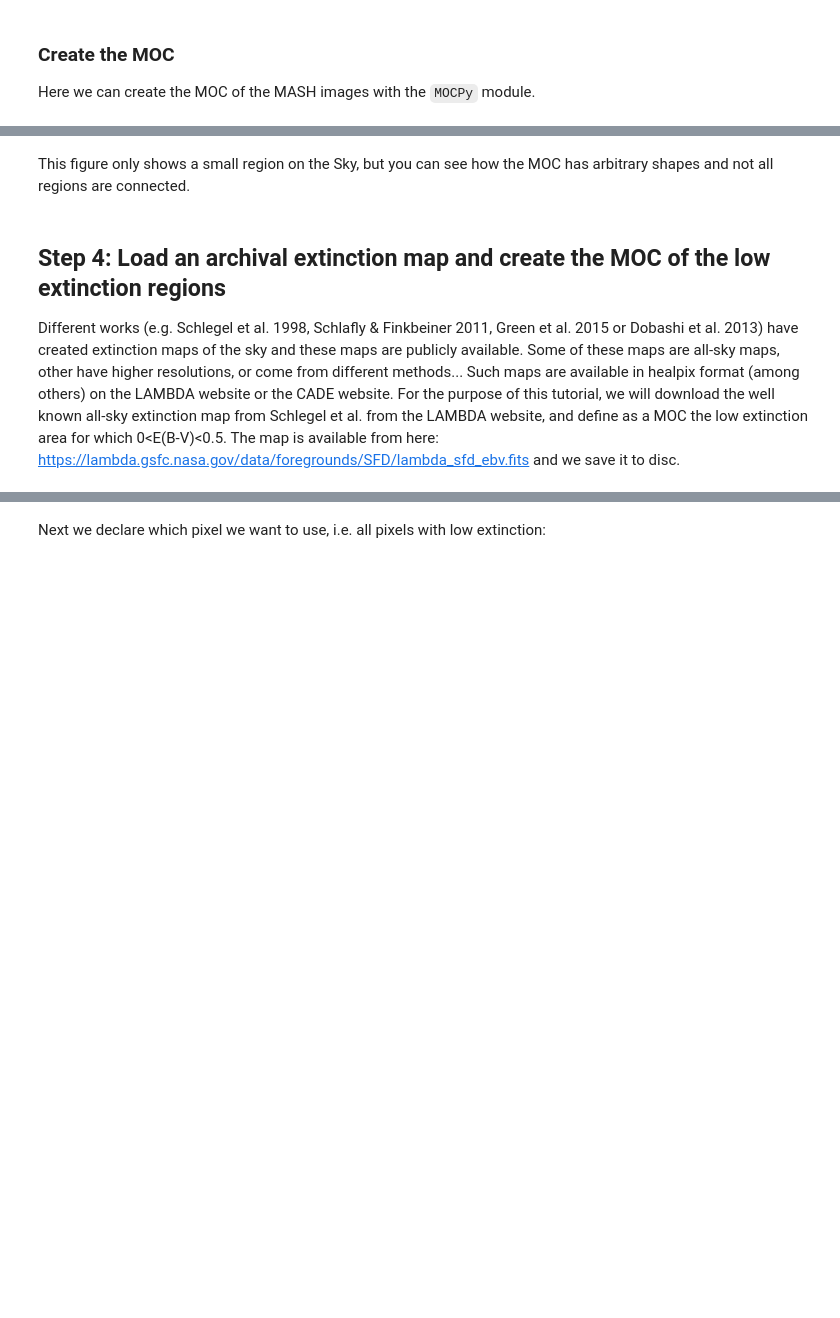
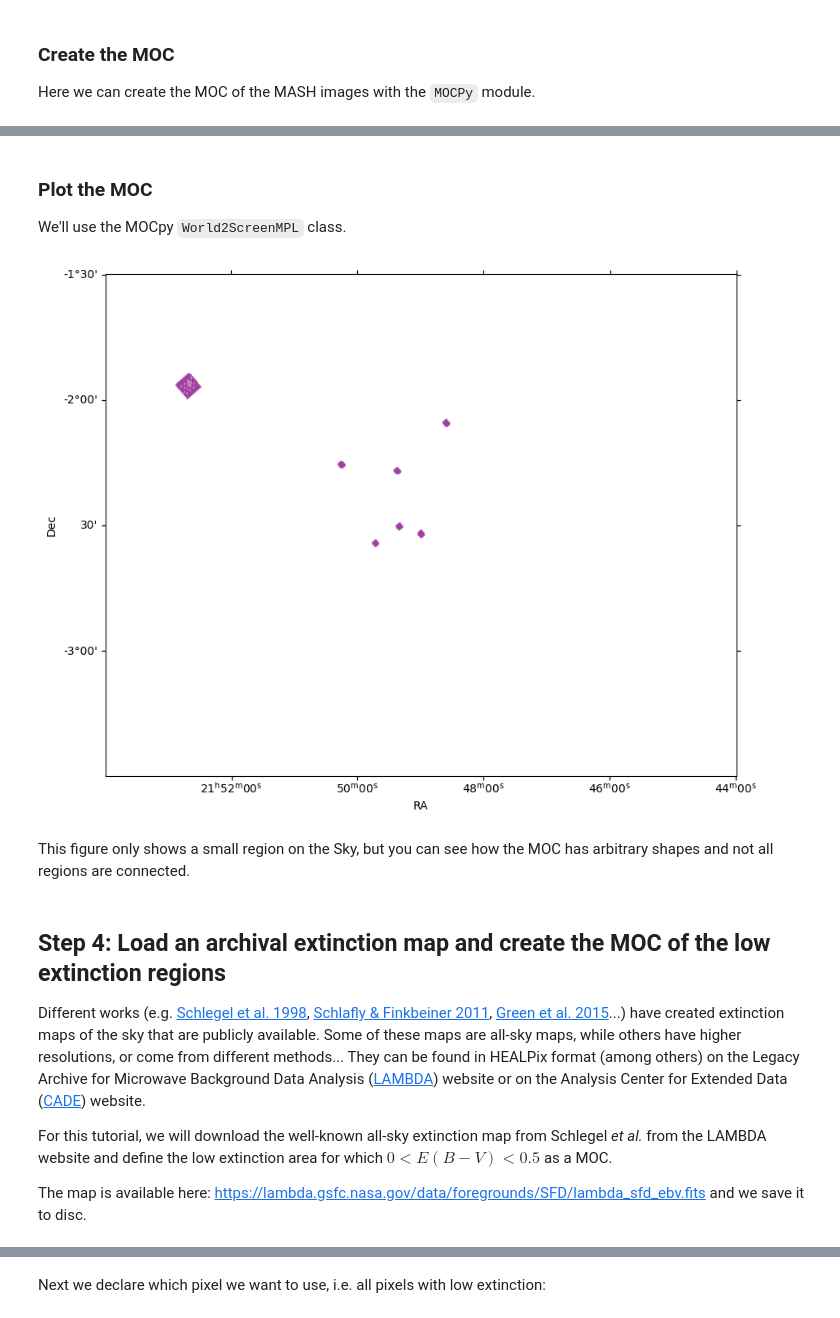
Before and after one commit to cds-astro/tutorials, a Jupyter notebook: Notebooks/HiPS_and_MOC.ipynb, the cells around one changed output, grey strips where cells are left out. Saved outputs shown, nothing was run; the diff lists cells and outputs as text; code cells hidden in the pictures; blank space fills up the shorter version.

```diff
--- a/Notebooks/HiPS_and_MOC.ipynb
+++ b/Notebooks/HiPS_and_MOC.ipynb
@@ -95,7 +126,8 @@ Here we want to use the fits files we just downloaded to create a MOC map of the
 # %%
-datadir = 'Data/MASH_Sample/' #where to find fits images downloaded from the archive above
-outdir = 'Result_moc/'        #Make new directory where to save MOCs
-
-if not os.path.exists(outdir):
-    os.mkdir(outdir)
+# Where to find fits images downloaded from the archive above
+datadir = Path('Data/MASH_Sample/')
+datadir.mkdir(parents=True, exist_ok=True)
+# Make new directory where to save MOCs
+outdir = Path('Data/Result_moc/')
+outdir.mkdir(parents=True, exist_ok=True)
 # %% [markdown]
@@ -132,7 +164,6 @@ for file_name in mash_file_list:
 Here we can create the MOC of the MASH images with the `MOCPy` module.
 # %%
 # Get a list of the updated files and create the MOC
-
-mash_file_list = glob.glob(outdir+'*_mod.fits')
+mash_file_list = outdir.glob('*fits')
 moc_mash = mocpy.MOC.from_fits_images(mash_file_list, max_norder=15)
-moc_mash.write(outdir+'mash_moc.fits', overwrite=True)
+moc_mash.write(outdir / 'mash_moc.fits', overwrite=True)
@@ -139,30 +173,38 @@ moc_mash.write(outdir+'mash_moc.fits', overwrite=True)
+# %% [markdown]
+### Plot the MOC
+
+We'll use the MOCpy `World2ScreenMPL` class.
 # %%
 fig_centre = SkyCoord('21:49:00', '-02:30:00',
                       unit=(u.hourangle, u.deg), frame='galactic')
 
-#sns.set_style('darkgrid')
 fig = plt.figure(figsize=(10, 8))
 with mocpy.World2ScreenMPL(fig, fov=2.5 * u.deg,
                            center=fig_centre,
                            coordsys="galactic",
                            rotation=Angle(0, u.degree),
                            projection="AIT") as wcs:
     ax = fig.add_subplot(1, 1, 1, projection=wcs)
-    #ax = fig.add_axes([0.17, 0.17, 0.77, 0.77], projection=wcs)
-    moc_mash.fill(ax=ax, wcs=wcs, alpha=0.5, fill=True, color=mpl.cm.magma(0.4))
+    moc_mash.fill(ax=ax, wcs=wcs, alpha=0.5, fill=True, color='purple')
     ax.set_xlabel('RA')
     ax.set_ylabel('Dec')
     lon, lat = ax.coords[0], ax.coords[1]
     lon.set_major_formatter('hh:mm:ss')
     lat.set_major_formatter('dd:mm')
     lon.set_ticklabel(exclude_overlapping=True)
     lat.set_ticklabel(exclude_overlapping=True)
+# %% [output]
+[figure, added]
 # %% [markdown]
 This figure only shows a small region on the Sky, but you can see how the MOC has arbitrary shapes and not all regions are connected.
 # %% [markdown]
 ## Step 4: Load an archival extinction map and create the MOC of the low extinction regions
-Different works (e.g. Schlegel et al. 1998, Schlafly  & Finkbeiner 2011, Green et al. 2015 or Dobashi et al. 2013) have created extinction maps of the sky and these maps are publicly available. Some of these maps are all-sky maps, other have higher resolutions, or come from different methods... Such maps are available in healpix format (among others) on the LAMBDA website or the CADE website. For the purpose of this tutorial, we will download the well known all-sky extinction map from Schlegel et al. from the LAMBDA website, and define as a MOC the low extinction area for which 0<E(B-V)<0.5.
-The map is available from here: https://lambda.gsfc.nasa.gov/data/foregrounds/SFD/lambda_sfd_ebv.fits and we save it to disc.
+
+Different works (e.g. [Schlegel et al. 1998](https://iopscience.iop.org/article/10.1086/305772), [Schlafly  & Finkbeiner 2011](https://ui.adsabs.harvard.edu/abs/2011AAS...21831803S/abstract), [Green et al. 2015](https://iopscience.iop.org/article/10.1088/0004-637X/810/1/25)...) have created extinction maps of the sky that are publicly available. Some of these maps are all-sky maps, while others have higher resolutions, or come from different methods... They can be found in HEALPix format (among others) on the Legacy Archive for Microwave Background Data Analysis ([LAMBDA](https://lambda.gsfc.nasa.gov/)) website or on the Analysis Center for Extended Data ([CADE](http://cade.irap.omp.eu/dokuwiki/doku.php?id=start)) website.
+
+For this tutorial, we will download the well-known all-sky extinction map from Schlegel *et al.* from the LAMBDA  website and define the low extinction area for which $0 < E(B-V) < 0.5$ as a MOC.
+
+The map is available here: https://lambda.gsfc.nasa.gov/data/foregrounds/SFD/lambda_sfd_ebv.fits and we save it to disc.
 # %%
 ext_map = fits.open('https://lambda.gsfc.nasa.gov/data/foregrounds/SFD/' +
                     'lambda_sfd_ebv.fits')
```
Also changed, not shown: parts of 41 cells of this notebook.
